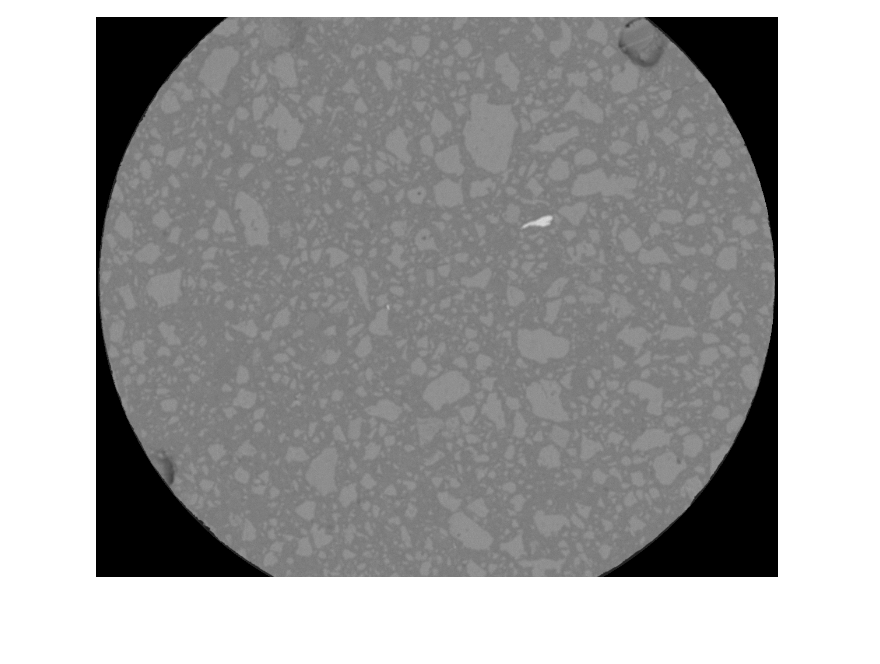
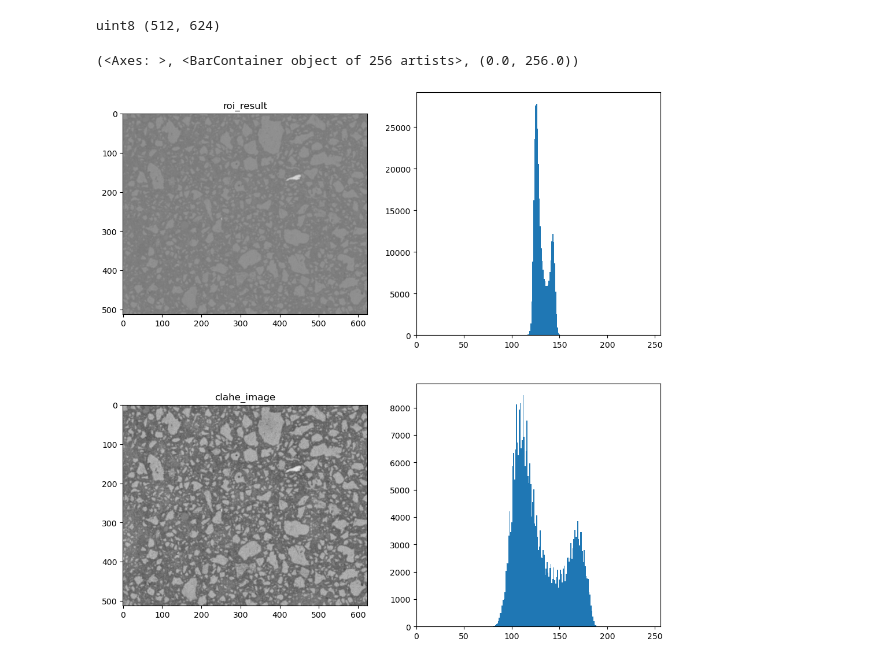
Before and after one commit to Barryzp/ml-workspace, a Jupyter notebook: registration/basic-operator/image_preprocess.ipynb, the cells around one changed output. Cells and saved outputs as stored; diff of their text form; code cells hidden in the pictures; blank space fills up the shorter version.

```diff
--- a/registration/basic-operator/image_preprocess.ipynb
+++ b/registration/basic-operator/image_preprocess.ipynb
@@ -31,12 +33,15 @@ def crop_rectangle(img, crop_rectangle):
     cropped_image = img.crop(crop_rectangle)
     return cropped_image
 # %%
+# BSE 图像裁剪以及对比度增强处理
 
 #config
 path = "../datasets/sample4/bse/100"
 # 加载图像（替换为您的图像路径）
 image_path = f'{path}/4-1-1.bmp'  # 替换为您的图像路径
-save_path = f'{path}/4-1-1-downsamp.bmp'  # 替换为您的图像路径
+downsamp_save_path = f'{path}/4-1-1-downsamp.bmp'  # 单单裁剪的图像路径，只是把底下的那个比例尺条裁剪去，以及下采样
+roi_save_path = f'{path}/4-1-1-downsamp-roi.bmp'
+roi_enhanced_save_path = f'{path}/4-1-1-enhanced-roi.bmp'
 
 # 中心点偏移量
 center_offset_x = 10
@@ -45,37 +50,85 @@ crop_radius = 580
 
 # 矩形裁剪配置
 # rect # (left, upper, right, lower)
+# 这个rect实际上也就是左上角后右下角点
 rect_left = 66
 rect_right = 1236
 scale_bar_height = 64
+# roi区域的大小
+rect_roi_width = 624
+rect_roi_height = 512
 
 # 计算好的缩小倍数
 subsample_100 = 1.39139
 
 # 打开图像
 image = Image.open(image_path).convert('L')  # 确保图像是灰度的
 # 调用函数
 # 替换为你的图像路径和所需的圆形参数
 # 使用示例
 # 如果未指定中心，使用图像中心
 width, height = image.size
 center = ((width // 2) + center_offset_x , (height // 2) + center_offset_y)
 result_image = crop_circle(image, radius=crop_radius, center=center)
 
 # 再对底部区域进行裁剪
 crop_rect = (rect_left, 0, rect_right, result_image.height - scale_bar_height)
 result_image = crop_rectangle(result_image, crop_rect)
 
+# 缩放倍数
 sample_times = subsample_100
 # 进行下采样
 # 新尺寸
 new_size = (round(result_image.width / sample_times) , round(result_image.height / sample_times))
 # 使用双三次插值下采样图像
 resized_image = result_image.resize(new_size, Image.BICUBIC)
+# 保存图像为BMP格式
+resized_image.save(downsamp_save_path, format='BMP')
 
-# 保存图像为BMP格式
-resized_image.save(save_path, format='BMP')
+width_ = resized_image.width
+height_ = resized_image.height
+center_new = (resized_image.width // 2, height_ // 2)
 
-display(result_image)
+# 裁剪为我们的兴趣域大小
+roi_rect = (center_new[0] - rect_roi_width//2, center_new[1] - rect_roi_height//2,
+            center_new[0] + rect_roi_width//2, center_new[1] + rect_roi_height//2)
+roi_result = crop_rectangle(resized_image, roi_rect)
+roi_result.save(roi_save_path, format='BMP')
+
+# display(roi_result)
+
+
+roi_result = np.array(roi_result)
+# 创建 CLAHE 对象
+# # 第一个参数是所有的像素强度减少为原来的1/3，多余的强度分散给其它像素
+# clipLimit 参数控制了对直方图的剪切水平，影响对比度增强的强度。在设置时可以考虑以下因素：
+# 图像的对比度和噪声水平：对于对比度较低且噪声水平不高的图像，可以尝试较高的 clipLimit 值，以增强对比度。相反，如果图像已有较高的对比度或者较多的噪声，较低的 clipLimit 值会更适合，以避免过度增强。
+# 常用的取值范围：一般来说，clipLimit 的值可以从 1.0 到 4.0 之间进行调整。一个常用的起始点是 2.0 或 3.0，然后根据具体情况进行微调。
+# 视觉效果和实验：最终，确定 clipLimit 的最佳值通常需要依据视觉效果进行实验。可以从一个中间值开始，然后根据图像的视觉改进来增加或减少该值。
+# 图像类型和应用场景：不同类型的图像（如医学图像、卫星图像等）和不同的应用场景可能需要不同的 clipLimit 设置。医学图像可能需要更精细的对比度调整，而普通的景物照片可能对噪声放大更为敏感。
+
+
+# 第二个tileGridSize参数指的是图像被分割成的小区域（或称为"瓦片"）的大小，8*8个像素自己进行自适应。
+# 对于较小的图像（如小于 256x256 像素），更小的瓦片尺寸（例如 4x4）可能更合适，因为较小的图像中不需要太强的局部调整。
+# 对于较大的图像（如大于 1024x1024 像素），可能需要更大的瓦片尺寸，例如 16x16 或 32x32，以避免过度的局部对比度调整和减少计算量。
+clahe = cv2.createCLAHE(clipLimit=3.0, tileGridSize=(8, 8))
+print(roi_result.dtype, roi_result.shape)
+# 应用 CLAHE
+clahe_image = clahe.apply(roi_result)
+
+roi_enhanced = Image.fromarray(clahe_image.astype('uint8'), 'L')  # 'RGB' for color images
+roi_enhanced.save(roi_enhanced_save_path, format="BMP")
+
+roi_hist = cv2.calcHist([roi_result], [0], None, [256], [0, 256])
+clahe_hist = cv2.calcHist([clahe_image], [0], None, [256], [0, 256])
+
+
+plt.figure(figsize=(12, 12))
+plt.subplot(2, 2, 1), plt.imshow(roi_result, cmap='gray', vmin=0, vmax=255), plt.title('roi_result')
+plt.subplot(2, 2, 3), plt.imshow(clahe_image, cmap='gray', vmin=0, vmax=255), plt.title('clahe_image')
+plt.subplot(2, 2, 2), plt.bar(range(256), roi_hist.ravel(), width=1), plt.xlim([0, 256])
+plt.subplot(2, 2, 4), plt.bar(range(256), clahe_hist.ravel(), width=1), plt.xlim([0, 256])
 # %% [output]
+uint8 (512, 624)
+(<Axes: >, <BarContainer object of 256 artists>, (0.0, 256.0))
-[figure, old version]
+[figure, new version]
```
Also changed, not shown: parts of 2 cells of this notebook, 17 other files.
